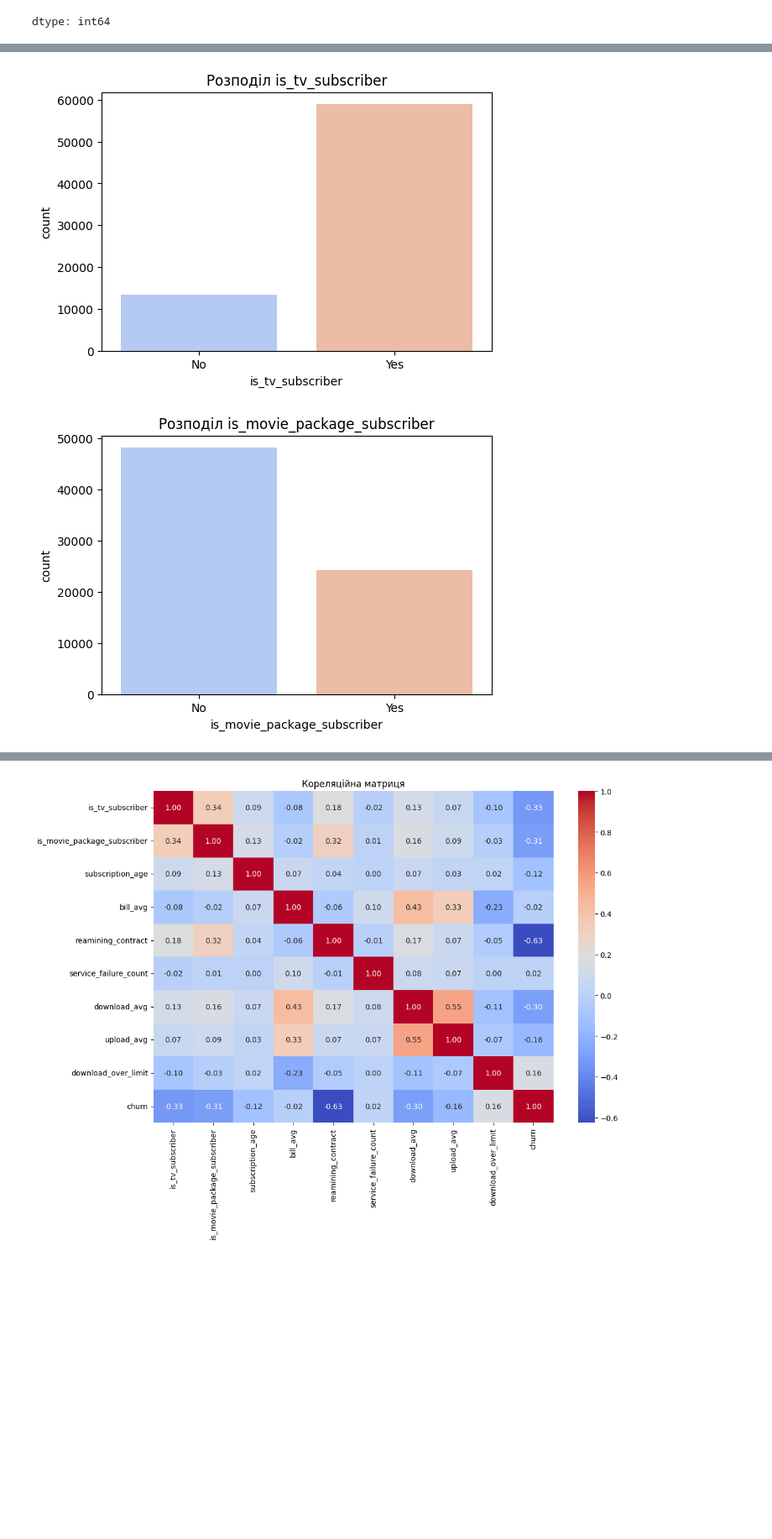
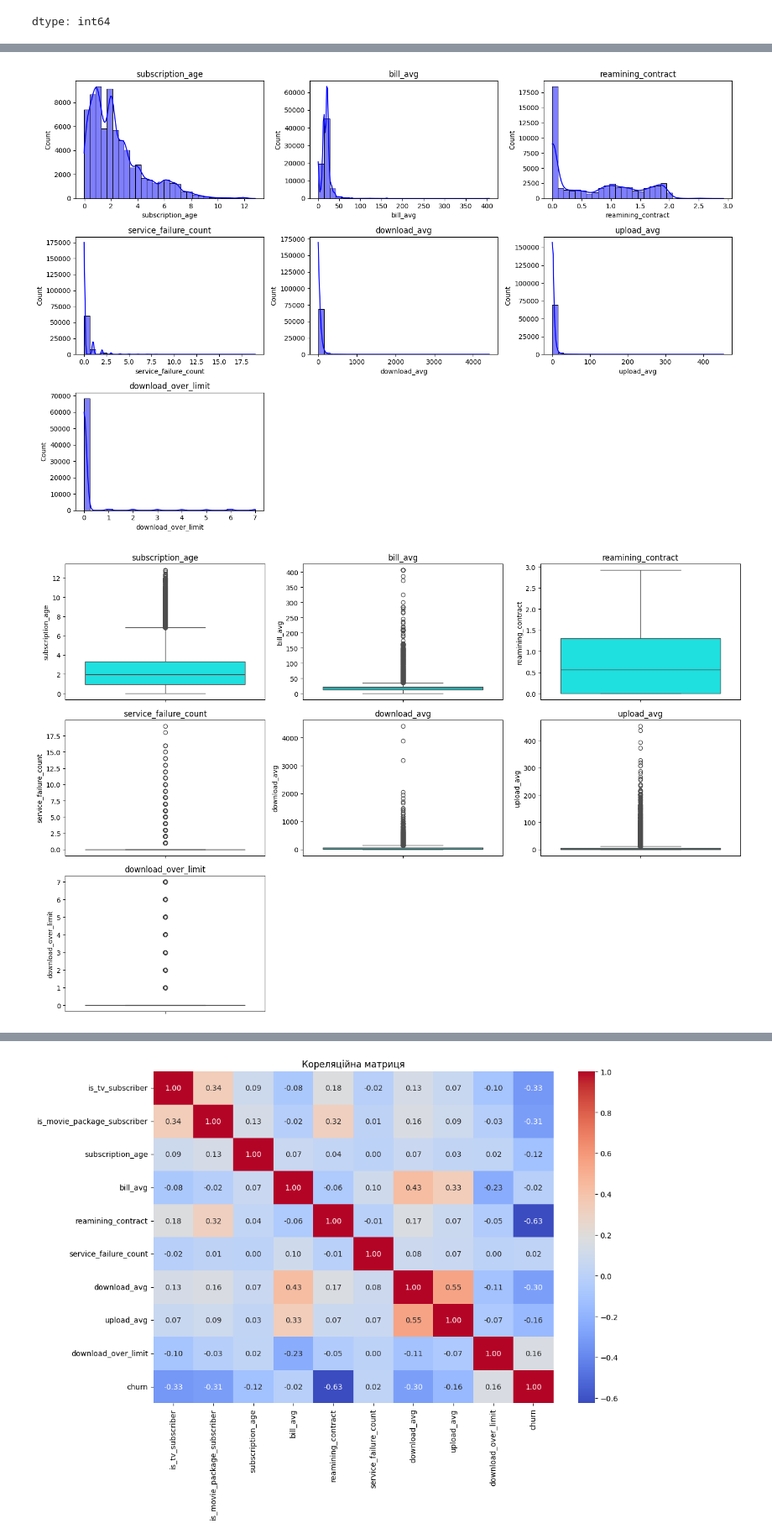
Before and after one commit to SvitLanaTy/churn-prediction-app, a Jupyter notebook: notebooks/churn_eda.ipynb, the cells around one changed output, grey strips where cells are left out. Shown: that part at 84% size. Drawn from its saved outputs; the diff is of its cells as text; code cells hidden in the pictures; blank space fills up the shorter version.

```diff
--- a/notebooks/churn_eda.ipynb
+++ b/notebooks/churn_eda.ipynb
@@ -136,11 +145,22 @@ if continuous_columns:
-# %%
-# Візуалізація бінарних змінних
-for col in binary_columns:
-    plt.figure(figsize=(6, 4))
-    sns.countplot(x=df[col], palette='coolwarm')
-    plt.title(f'Розподіл {col}')
-    plt.xticks([0, 1], ['No', 'Yes'])
-    plt.show()
-# %% [output]
-[figure, removed]
-[figure, removed]
+# %%
+# Візуалізація гістограм
+plt.figure(figsize=(15, 10))
+for i, col in enumerate(continuous_columns, 1):
+    plt.subplot(3, 3, i)
+    sns.histplot(df[col], bins=30, kde=True, color='blue')
+    plt.title(col)
+plt.tight_layout()
+plt.show()
+# %% [output]
+[figure, added]
+# %%
+# Візуалізація викидів
+plt.figure(figsize=(15, 10))
+for i, col in enumerate(continuous_columns, 1):
+    plt.subplot(3, 3, i)
+    sns.boxplot(y=df[col], color='cyan')
+    plt.title(col)
+plt.tight_layout()
+plt.show()
+# %% [output]
+[figure, added]
```
Also changed, not shown: parts of 26 cells of this notebook, 4 other files.
